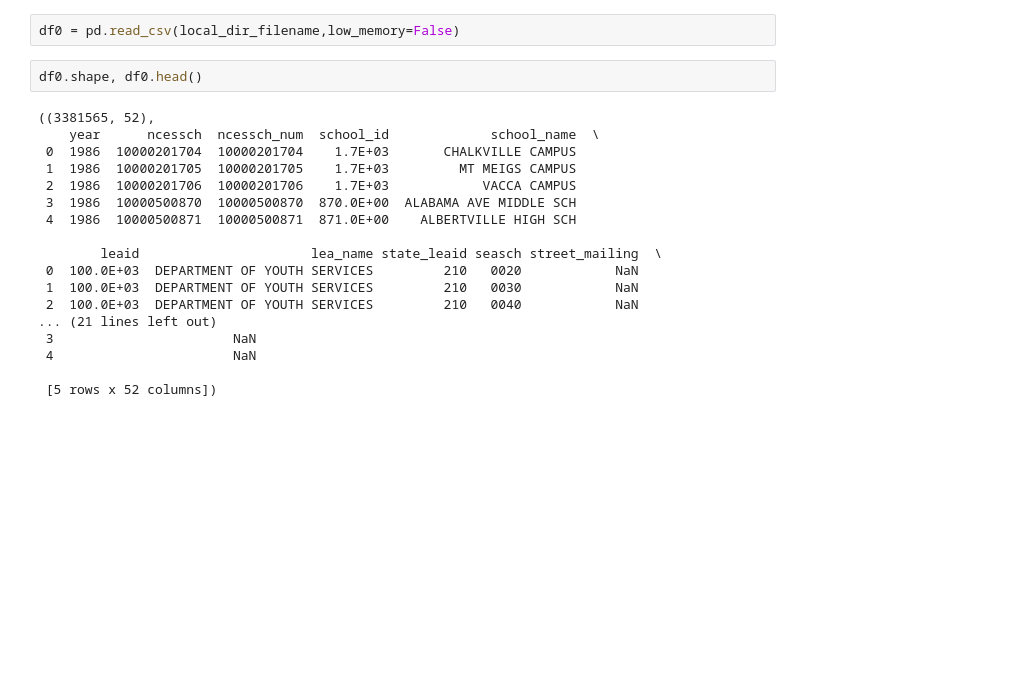
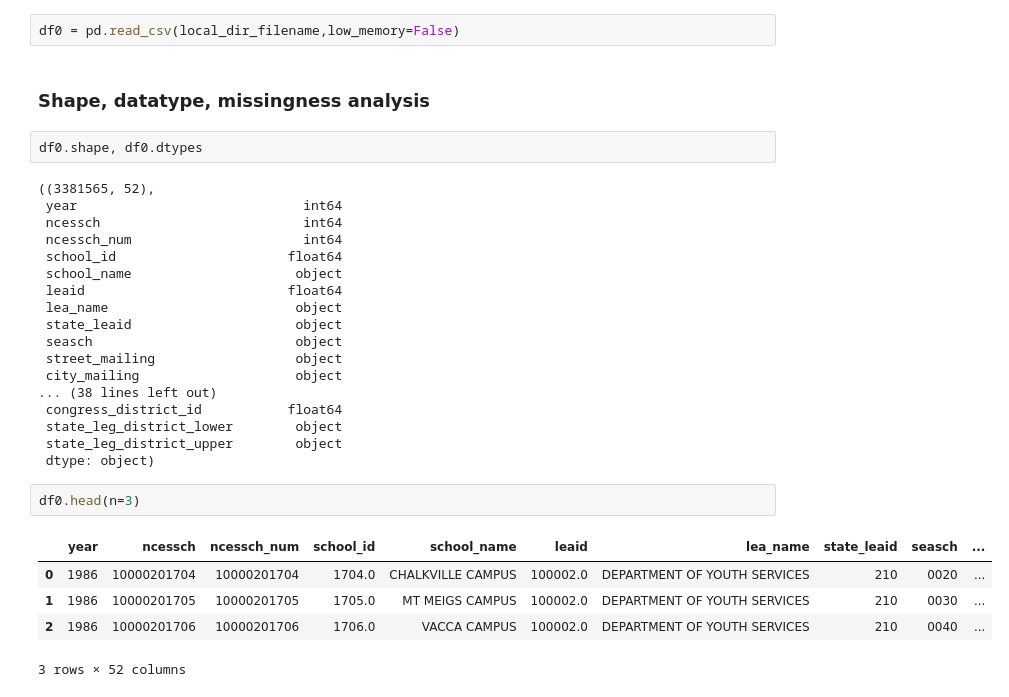
Before and after one commit to georgetown-analytics/student-outcomes, a Jupyter notebook: notebooks/EDA_school_directory.ipynb, the cells around one changed output. Saved outputs shown, nothing was run; the diff lists cells and outputs as text; blank space fills up the shorter version.

```diff
--- a/notebooks/EDA_school_directory.ipynb
+++ b/notebooks/EDA_school_directory.ipynb
@@ -17,23 +16,33 @@ if not os.path.exists('./' + local_dir_filename):
     conn.download_file('edu-data-bucket','directory/schools_ccd_directory.csv',local_dir_filename)
 # %%
 df0 = pd.read_csv(local_dir_filename,low_memory=False)
+# %% [markdown]
+### Shape, datatype, missingness analysis
 # %%
-df0.shape, df0.head()
+df0.shape, df0.dtypes
 # %% [output]
 ((3381565, 52),
-    year      ncessch  ncessch_num  school_id             school_name  \
- 0  1986  10000201704  10000201704    1.7E+03       CHALKVILLE CAMPUS
- 1  1986  10000201705  10000201705    1.7E+03         MT MEIGS CAMPUS
- 2  1986  10000201706  10000201706    1.7E+03            VACCA CAMPUS
- 3  1986  10000500870  10000500870  870.0E+00  ALABAMA AVE MIDDLE SCH
- 4  1986  10000500871  10000500871  871.0E+00    ALBERTVILLE HIGH SCH
-
-        leaid                      lea_name state_leaid seasch street_mailing  \
- 0  100.0E+03  DEPARTMENT OF YOUTH SERVICES         210   0020            NaN
- 1  100.0E+03  DEPARTMENT OF YOUTH SERVICES         210   0030            NaN
- 2  100.0E+03  DEPARTMENT OF YOUTH SERVICES         210   0040            NaN
-... (21 lines left out)
- 3                       NaN
- 4                       NaN
-
- [5 rows x 52 columns])
+ year                             int64
+ ncessch                          int64
+ ncessch_num                      int64
+ school_id                      float64
+ school_name                     object
+ leaid                          float64
+ lea_name                        object
+ state_leaid                     object
+ seasch                          object
+ street_mailing                  object
+ city_mailing                    object
+... (38 lines left out)
+ congress_district_id           float64
+ state_leg_district_lower        object
+ state_leg_district_upper        object
+ dtype: object)
+# %%
+df0.head(n=3)
+# %% [output]
+|  | year | ncessch | ncessch_num | school_id | school_name | leaid | lea_name | state_leaid | seasch | ... |
+| 0 | 1986 | 10000201704 | 10000201704 | 1704.0 | CHALKVILLE CAMPUS | 100002.0 | DEPARTMENT OF YOUTH SERVICES | 210 | 0020 | ... |
+| 1 | 1986 | 10000201705 | 10000201705 | 1705.0 | MT MEIGS CAMPUS | 100002.0 | DEPARTMENT OF YOUTH SERVICES | 210 | 0030 | ... |
+| 2 | 1986 | 10000201706 | 10000201706 | 1706.0 | VACCA CAMPUS | 100002.0 | DEPARTMENT OF YOUTH SERVICES | 210 | 0040 | ... |
+3 rows × 52 columns
```
Also changed, not shown: parts of 6 cells of this notebook.
